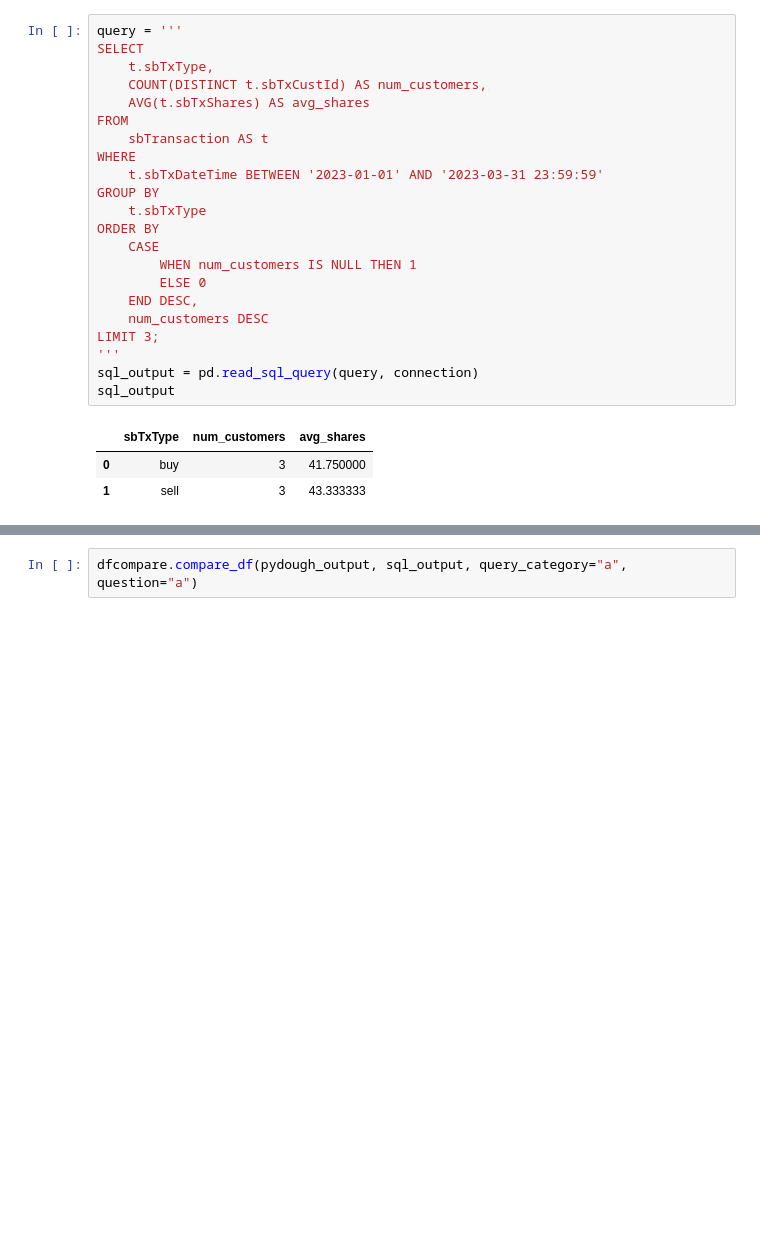
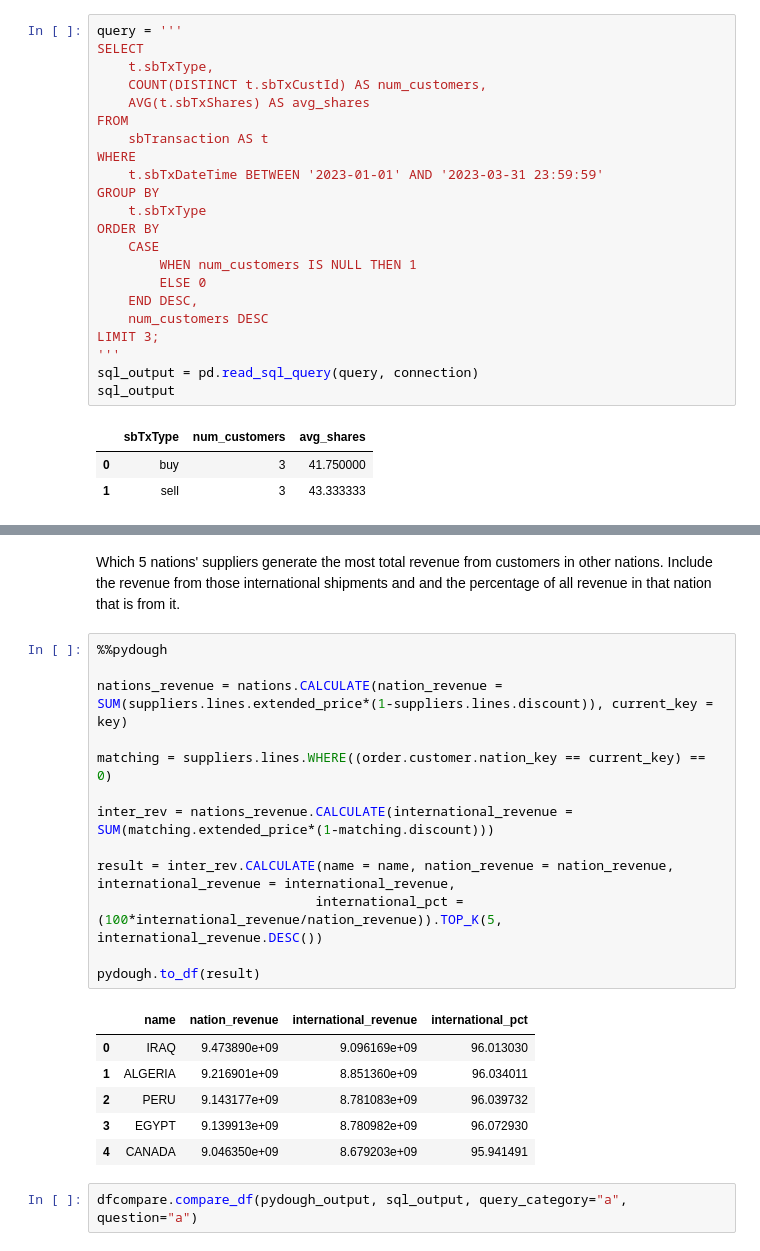
Before and after one commit to bodo-ai/text2pydough, a Jupyter notebook: workbench/JSolano/NewQueryRTFTPCH.ipynb, the cells around one changed output, grey strips where cells are left out. Cells and saved outputs as stored; diff of their text form; blank space fills up the shorter version.

```diff
--- a/workbench/JSolano/NewQueryRTFTPCH.ipynb
+++ b/workbench/JSolano/NewQueryRTFTPCH.ipynb
@@ -213,3 +414,25 @@ pydough_output
+# %% [markdown]
+Which 5 nations' suppliers generate the most total revenue from customers in other nations. Include the revenue from those international shipments and and the percentage of all revenue in that nation that is from it.
+# %%
+%%pydough
+
+nations_revenue = nations.CALCULATE(nation_revenue = SUM(suppliers.lines.extended_price*(1-suppliers.lines.discount)), current_key = key)
+
+matching = suppliers.lines.WHERE((order.customer.nation_key == current_key) == 0)
+
+inter_rev = nations_revenue.CALCULATE(international_revenue = SUM(matching.extended_price*(1-matching.discount)))
+
+result = inter_rev.CALCULATE(name = name, nation_revenue = nation_revenue, international_revenue = international_revenue,
+                            international_pct = (100*international_revenue/nation_revenue)).TOP_K(5, international_revenue.DESC())
+
+pydough.to_df(result)
+# %% [output]
+|  | name | nation_revenue | international_revenue | international_pct |
+| 0 | IRAQ | 9.473890e+09 | 9.096169e+09 | 96.013030 |
+| 1 | ALGERIA | 9.216901e+09 | 8.851360e+09 | 96.034011 |
+| 2 | PERU | 9.143177e+09 | 8.781083e+09 | 96.039732 |
+| 3 | EGYPT | 9.139913e+09 | 8.780982e+09 | 96.072930 |
+| 4 | CANADA | 9.046350e+09 | 8.679203e+09 | 95.941491 |
 # %%
 dfcompare.compare_df(pydough_output, sql_output, query_category="a", question="a")
 # %% [output]
```
Also changed, not shown: parts of 15 cells of this notebook, 1 other file.
